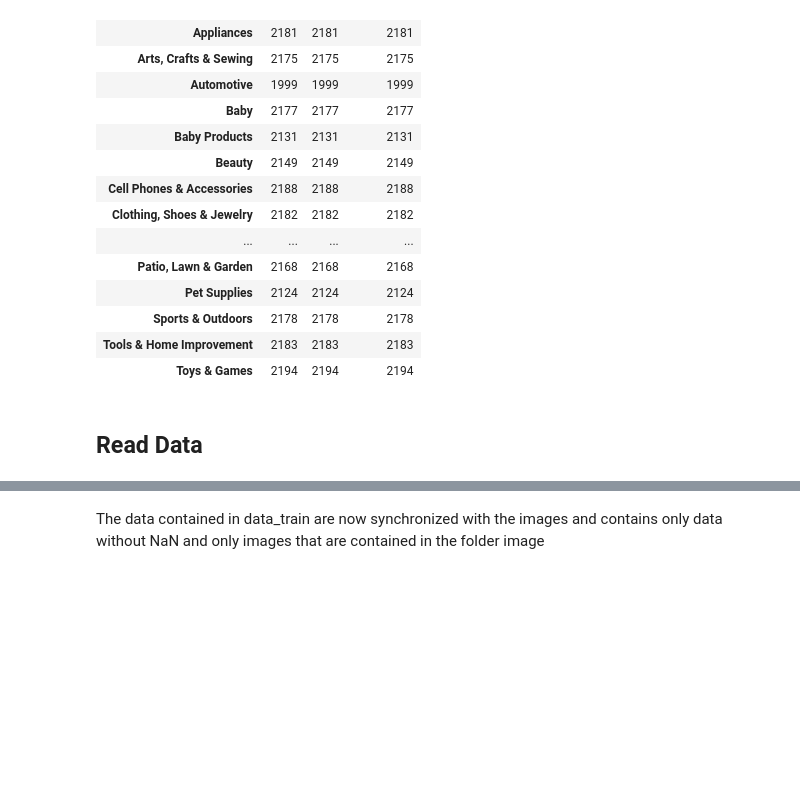
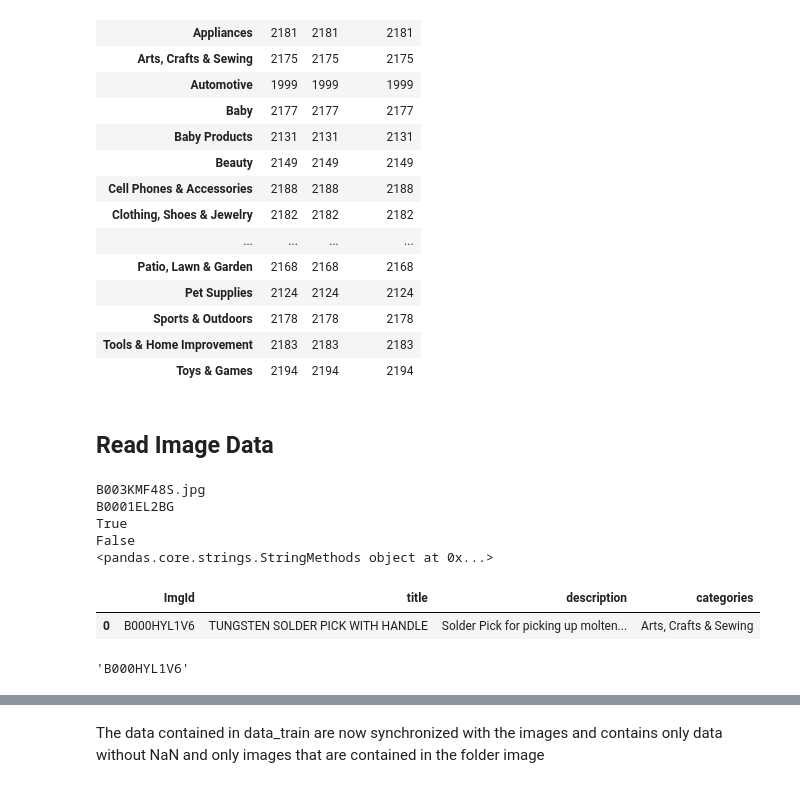
Before and after one commit to Elsasser67/DataScience21, a Jupyter notebook: Projekt/Kaggle_Projekt_Schnell_Theo.ipynb, the cells around one changed output, grey strips where cells are left out. Cells and saved outputs as stored; diff of their text form; code cells hidden in the pictures; blank space fills up the shorter version.

```diff
--- a/Projekt/Kaggle_Projekt_Schnell_Theo.ipynb
+++ b/Projekt/Kaggle_Projekt_Schnell_Theo.ipynb
@@ -186,7 +188,7 @@ data_train.groupby('categories').count()
 | Tools & Home Improvement | 2183 | 2183 | 2183 |
 | Toys & Games | 2194 | 2194 | 2194 |
 # %% [markdown]
-## Read Data
+## Read Image Data
 # %%
 # name_list_train = data_train['ImgId'].tolist()
 # name_list_test = data_test['ImgId'].tolist()
@@ -221,2 +222,27 @@ for imgid in name_list_train:
   else:
     i+=1
+# %%
+jpegFiles = [f for f in os.listdir('project/train/train/') if os.path.isfile(os.path.join('project/train/train/', f))]
+# %%
+print(jpegFiles[0])
+print(jpegFiles[4].split('.jpg')[0])
+print(jpegFiles[0].split('.jpg')[0] in data_train.values)
+print("b'B000HYL1V6'" in data_train.values)
+print(data_train['ImgId'].str)
+hey = data_train[data_train['ImgId'].str.contains('B000HYL1V6')]
+hey
+# if hey :
+#    print("hey")
+#data_train[data_train['ImgId'].str.contains('B000HYL1V6')]
+# %% [output]
+B003KMF48S.jpg
+B0001EL2BG
+True
+False
+<pandas.core.strings.StringMethods object at 0x...>
+|  | ImgId | title | description | categories |
+| 0 | B000HYL1V6 | TUNGSTEN SOLDER PICK WITH HANDLE | Solder Pick for picking up molten... | Arts, Crafts & Sewing |
+# %%
+data_train['ImgId'].loc[0]
+# %% [output]
+'B000HYL1V6'
```
Also changed, not shown: parts of 18 cells of this notebook.
